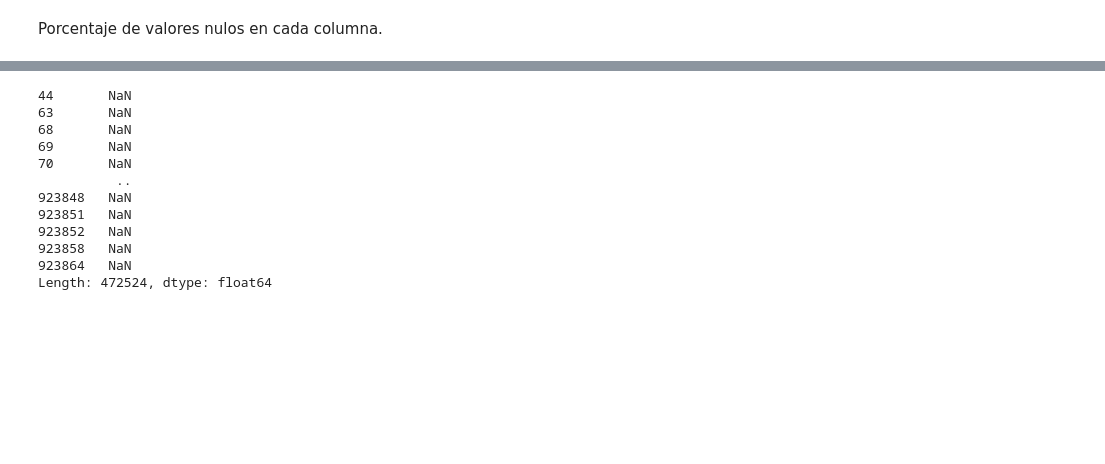
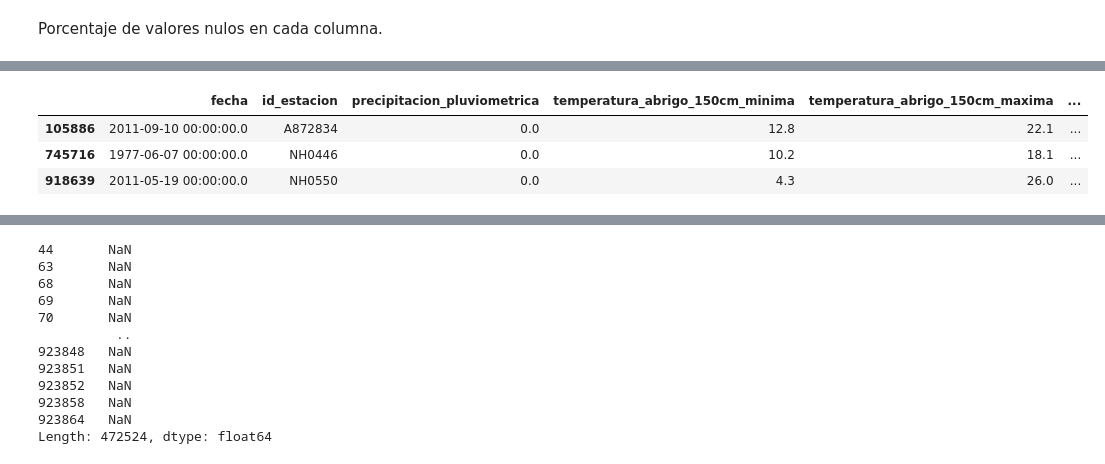
Before and after one commit to IS03/tp-dengue, a Jupyter notebook: EDA/EDA_clima.ipynb, the cells around one changed output, grey strips where cells are left out. Cells and saved outputs as stored; diff of their text form; code cells hidden in the pictures; blank space fills up the shorter version.

```diff
--- a/EDA/EDA_clima.ipynb
+++ b/EDA/EDA_clima.ipynb
@@ -232,0 +245,8 @@ dtype: float64
+# %%
+df = df[variables_dengue_ranked]
+df.sample(3)
+# %% [output]
+|  | fecha | id_estacion | precipitacion_pluviometrica | temperatura_abrigo_150cm_minima | temperatura_abrigo_150cm_maxima | ... |
+| 105886 | 2011-09-10 00:00:00.0 | A872834 | 0.0 | 12.8 | 22.1 | ... |
+| 745716 | 1977-06-07 00:00:00.0 | NH0446 | 0.0 | 10.2 | 18.1 | ... |
+| 918639 | 2011-05-19 00:00:00.0 | NH0550 | 0.0 | 4.3 | 26.0 | ... |
```
Also changed, not shown: parts of 25 cells of this notebook, 2 other files.
